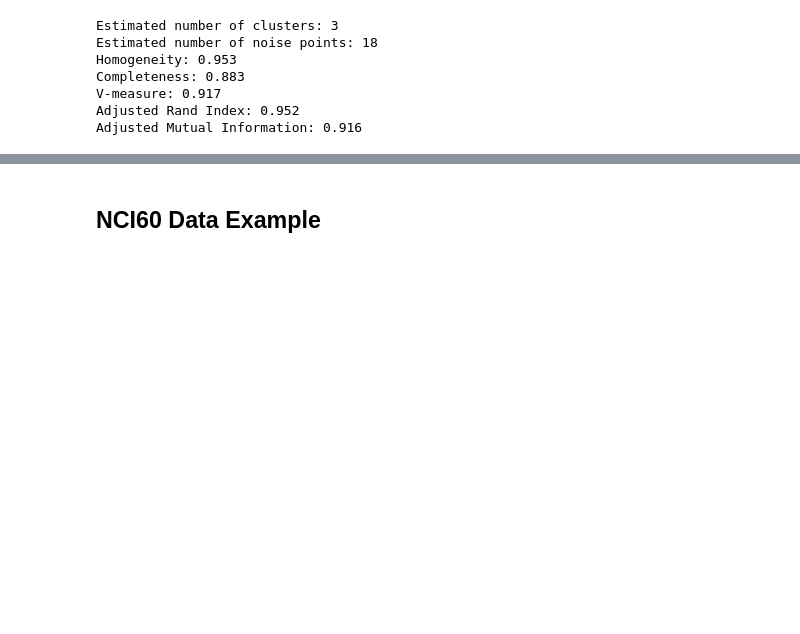
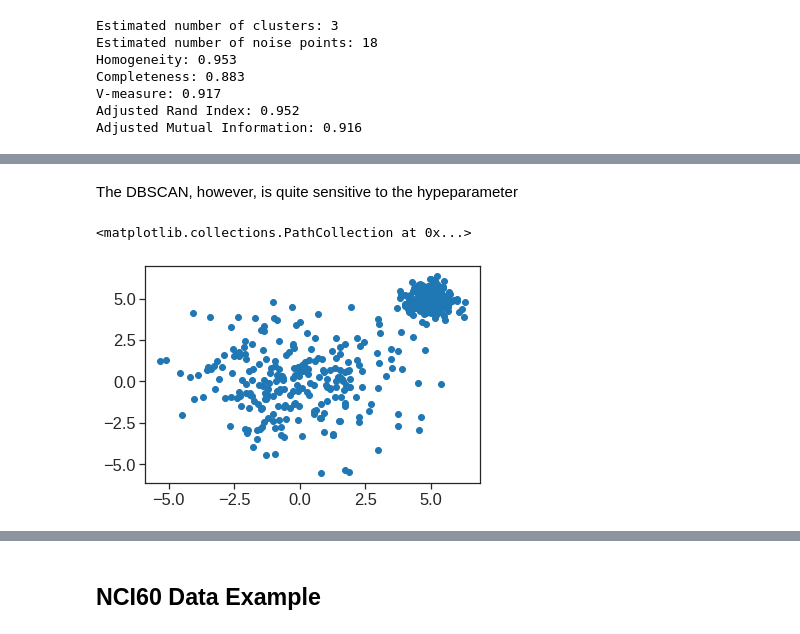
Before and after one commit to phonchi/nsysu-math6084, a Jupyter notebook: static_files/presentations/Chapter_12_Lab.ipynb, the cells around one changed output, grey strips where cells are left out. Saved outputs shown, nothing was run; the diff lists cells and outputs as text; code cells hidden in the pictures; blank space fills up the shorter version.

```diff
--- a/static_files/presentations/Chapter_12_Lab.ipynb
+++ b/static_files/presentations/Chapter_12_Lab.ipynb
@@ -779,0 +854,13 @@ Text(0.5, 1.0, 'Estimated number of clusters: 3')
+# %% [markdown]
+The DBSCAN, however, is quite sensitive to the hypeparameter
+# %%
+# Generate sample data
+centers = [[0, 0], [5, 5]]
+X, labels_true = make_blobs(
+    n_samples=500, centers=centers, cluster_std=[2.0,0.5], random_state=0
+)
+# %%
+plt.scatter(X[:,0],X[:,1])
+# %% [output]
+<matplotlib.collections.PathCollection at 0x...>
+[figure, added]
```
Also changed, not shown: parts of 57 cells of this notebook.
